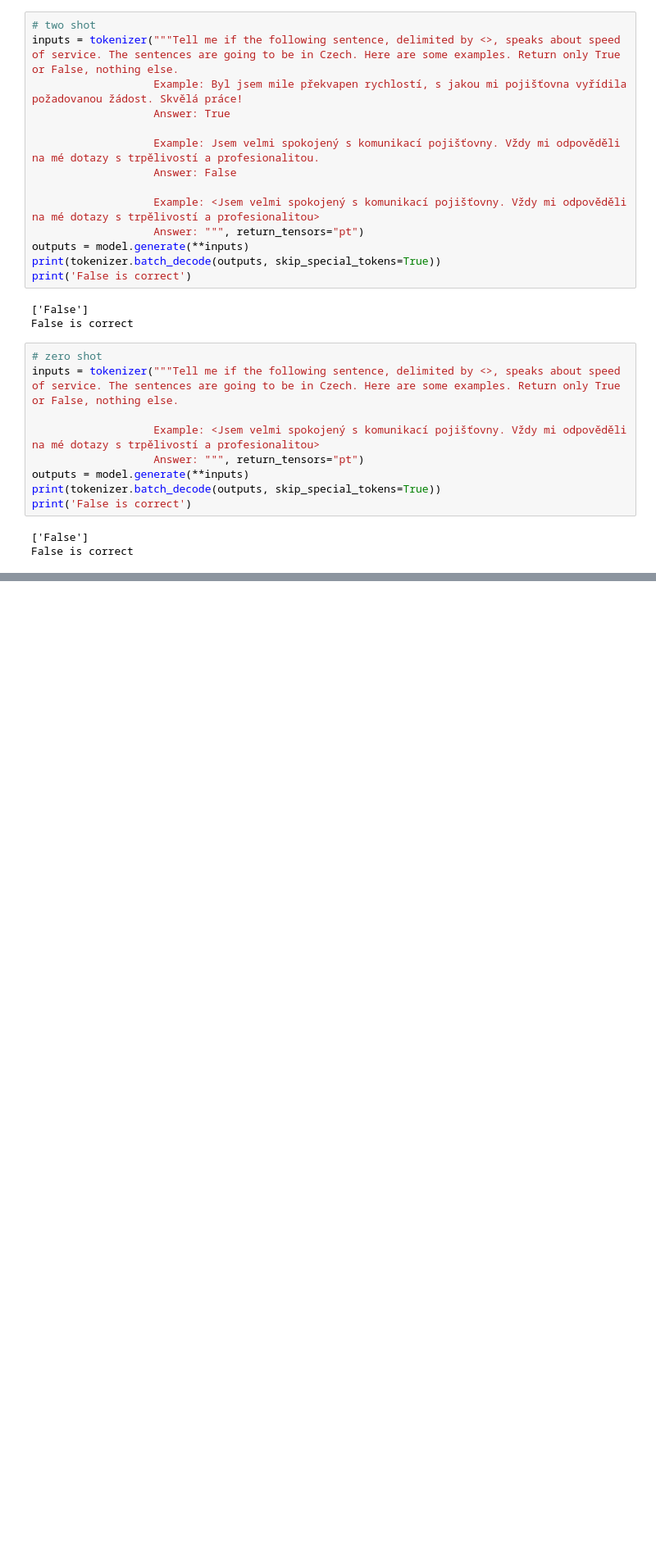
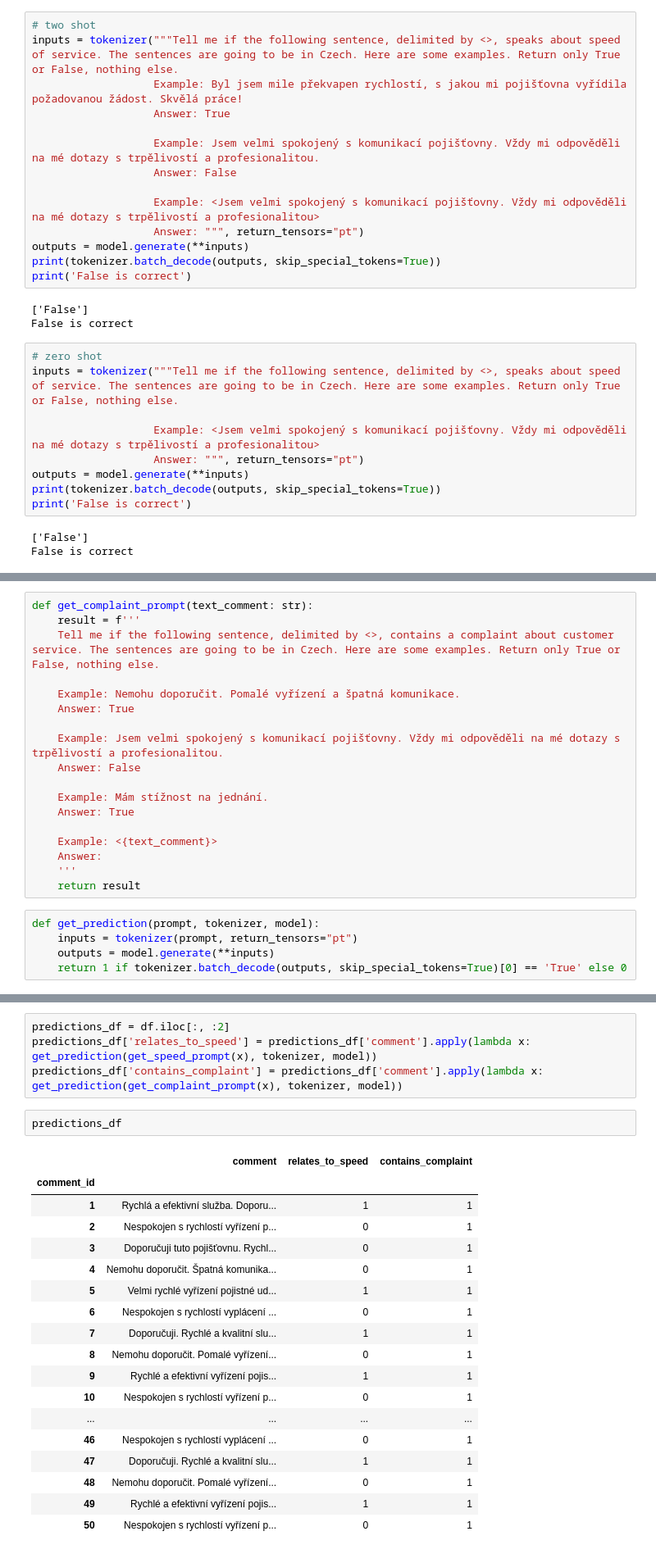
Before and after one commit to ncapek/Transformers_for_czech_language, a Jupyter notebook: flan-t5.ipynb, the cells around one changed output, grey strips where cells are left out. Shown: that part at 82% size. Saved outputs shown, nothing was run; the diff lists cells and outputs as text; blank space fills up the shorter version.

```diff
--- a/flan-t5.ipynb
+++ b/flan-t5.ipynb
@@ -120,0 +184,23 @@ False is correct
+# %%
+def get_complaint_prompt(text_comment: str):
+    result = f'''
+    Tell me if the following sentence, delimited by <>, contains a complaint about customer service. The sentences are going to be in Czech. Here are some examples. Return only True or False, nothing else.
+
+    Example: Nemohu doporučit. Pomalé vyřízení a špatná komunikace.
+    Answer: True
+
+    Example: Jsem velmi spokojený s komunikací pojišťovny. Vždy mi odpověděli na mé dotazy s trpělivostí a profesionalitou.
+    Answer: False
+
+    Example: Mám stížnost na jednání.
+    Answer: True
+
+    Example: <{text_comment}>
+    Answer:
+    '''
+    return result
+# %%
+def get_prediction(prompt, tokenizer, model):
+    inputs = tokenizer(prompt, return_tensors="pt")
+    outputs = model.generate(**inputs)
+    return 1 if tokenizer.batch_decode(outputs, skip_special_tokens=True)[0] == 'True' else 0
@@ -120,0 +227,25 @@ False is correct
+# %%
+predictions_df = df.iloc[:, :2]
+predictions_df['relates_to_speed'] = predictions_df['comment'].apply(lambda x: get_prediction(get_speed_prompt(x), tokenizer, model))
+predictions_df['contains_complaint'] = predictions_df['comment'].apply(lambda x: get_prediction(get_complaint_prompt(x), tokenizer, model))
+# %%
+predictions_df
+# %% [output]
+|  | comment | relates_to_speed | contains_complaint |
+| comment_id |  |  |  |
+| 1 | Rychlá a efektivní služba. Doporu... | 1 | 1 |
+| 2 | Nespokojen s rychlostí vyřízení p... | 0 | 1 |
+| 3 | Doporučuji tuto pojišťovnu. Rychl... | 0 | 1 |
+| 4 | Nemohu doporučit. Špatná komunika... | 0 | 1 |
+| 5 | Velmi rychlé vyřízení pojistné ud... | 1 | 1 |
+| 6 | Nespokojen s rychlostí vyplácení ... | 0 | 1 |
+| 7 | Doporučuji. Rychlé a kvalitní slu... | 1 | 1 |
+| 8 | Nemohu doporučit. Pomalé vyřízení... | 0 | 1 |
+| 9 | Rychlé a efektivní vyřízení pojis... | 1 | 1 |
+| 10 | Nespokojen s rychlostí vyřízení p... | 0 | 1 |
+| ... | ... | ... | ... |
+| 46 | Nespokojen s rychlostí vyplácení ... | 0 | 1 |
+| 47 | Doporučuji. Rychlé a kvalitní slu... | 1 | 1 |
+| 48 | Nemohu doporučit. Pomalé vyřízení... | 0 | 1 |
+| 49 | Rychlé a efektivní vyřízení pojis... | 1 | 1 |
+| 50 | Nespokojen s rychlostí vyřízení p... | 0 | 1 |
```
Also changed, not shown: parts of 9 cells of this notebook.
